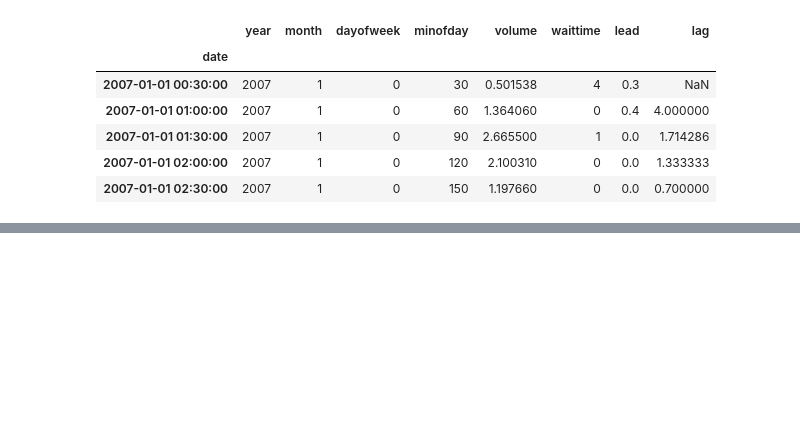
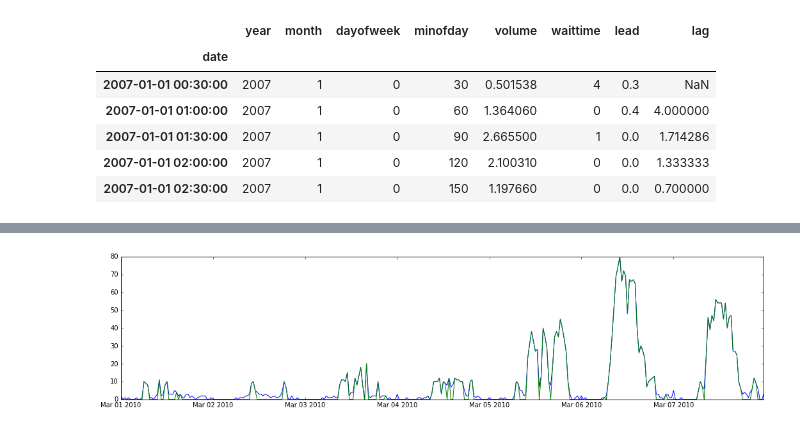
Before and after one commit to jngseattle/BorderCrossing, a Jupyter notebook: code/Impute_zeros-v0.2-neighborhood.ipynb, the cells around one changed output, grey strips where cells are left out. Drawn from its saved outputs; the diff is of its cells as text; code cells hidden in the pictures; blank space fills up the shorter version.

```diff
--- a/code/Impute_zeros-v0.2-neighborhood.ipynb
+++ b/code/Impute_zeros-v0.2-neighborhood.ipynb
@@ -71,0 +80,28 @@ Need to test against holdout set with waittimes artificially set to zero
+# %%
+target_query = '''
+               select
+                   c.date,
+                   year,
+                   month,
+                   dayofweek,
+                   minofday,
+                   metric as volume,
+                   waittime
+               from crossingdata c
+               join datefeatures d
+                   on d.date = c.date
+               join mungedata m
+                   on m.date = c.date
+                   and m.crossing_id = c.crossing_id
+                   and munger_id = 2
+                   and is_waittime = false
+                   and metric is not null
+               where
+                   c.crossing_id=5
+                   and valid = 1
+                   and waittime is not null
+                   and (minute = 0 or minute = 30)
+                order by c.date;
+               '''
+
+target_df = pd_query(target_query)
@@ -71,0 +117,11 @@ Need to test against holdout set with waittimes artificially set to zero
+# %%
+from BorderModel import emulate_testdata
+dftest = emulate_testdata(target_df)
+# %%
+start = '2010-03-01'
+end = '2010-03-08'
+plt.figure(figsize=(18,4))
+plt.plot(target_df[(target_df.date >= start) & (target_df.date < end)].set_index('date').waittime)
+plt.plot(dftest[(dftest.date >= start) & (dftest.date < end)].set_index('date').waittime);
+# %% [output]
+[figure, added]
```
Also changed, not shown: parts of 15 cells of this notebook, 2 other files.
